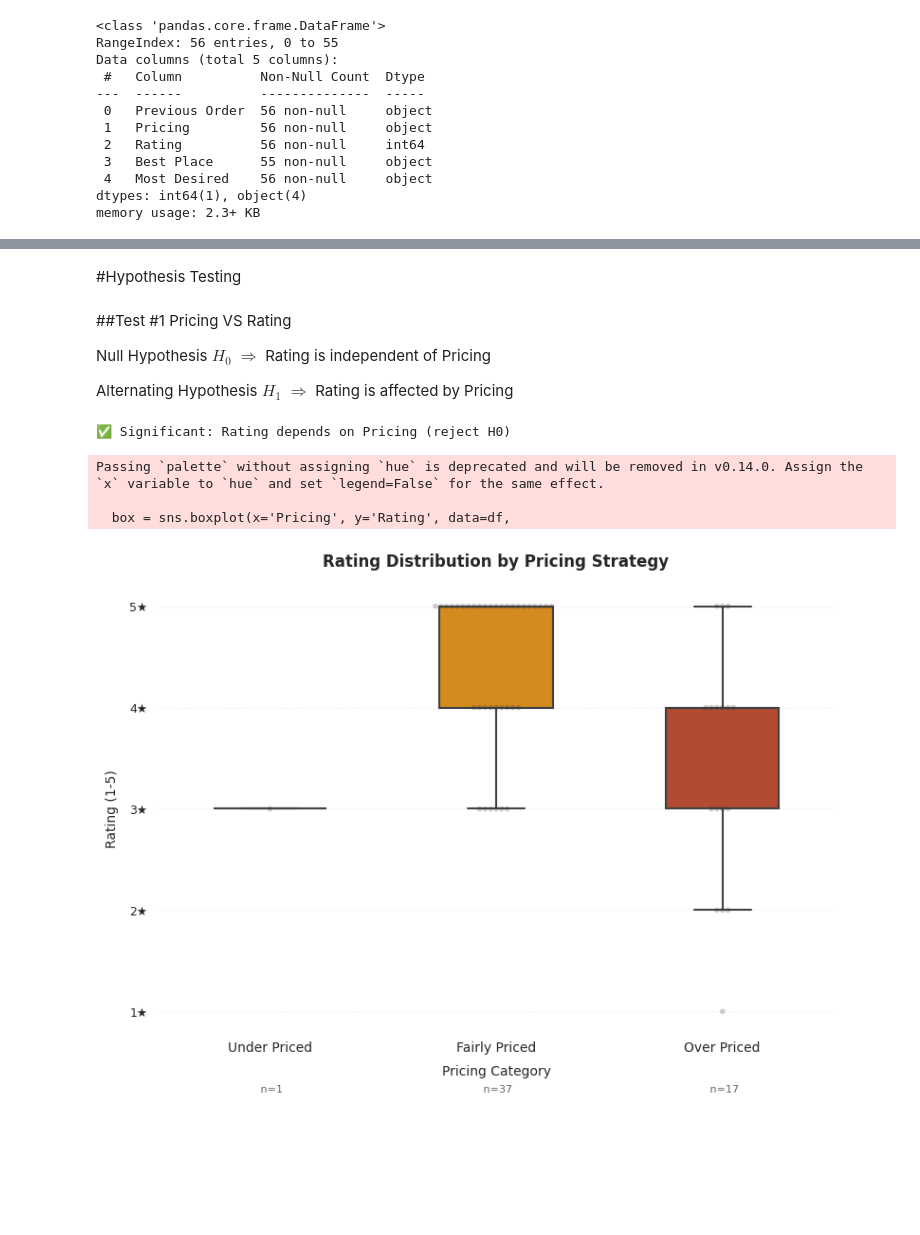
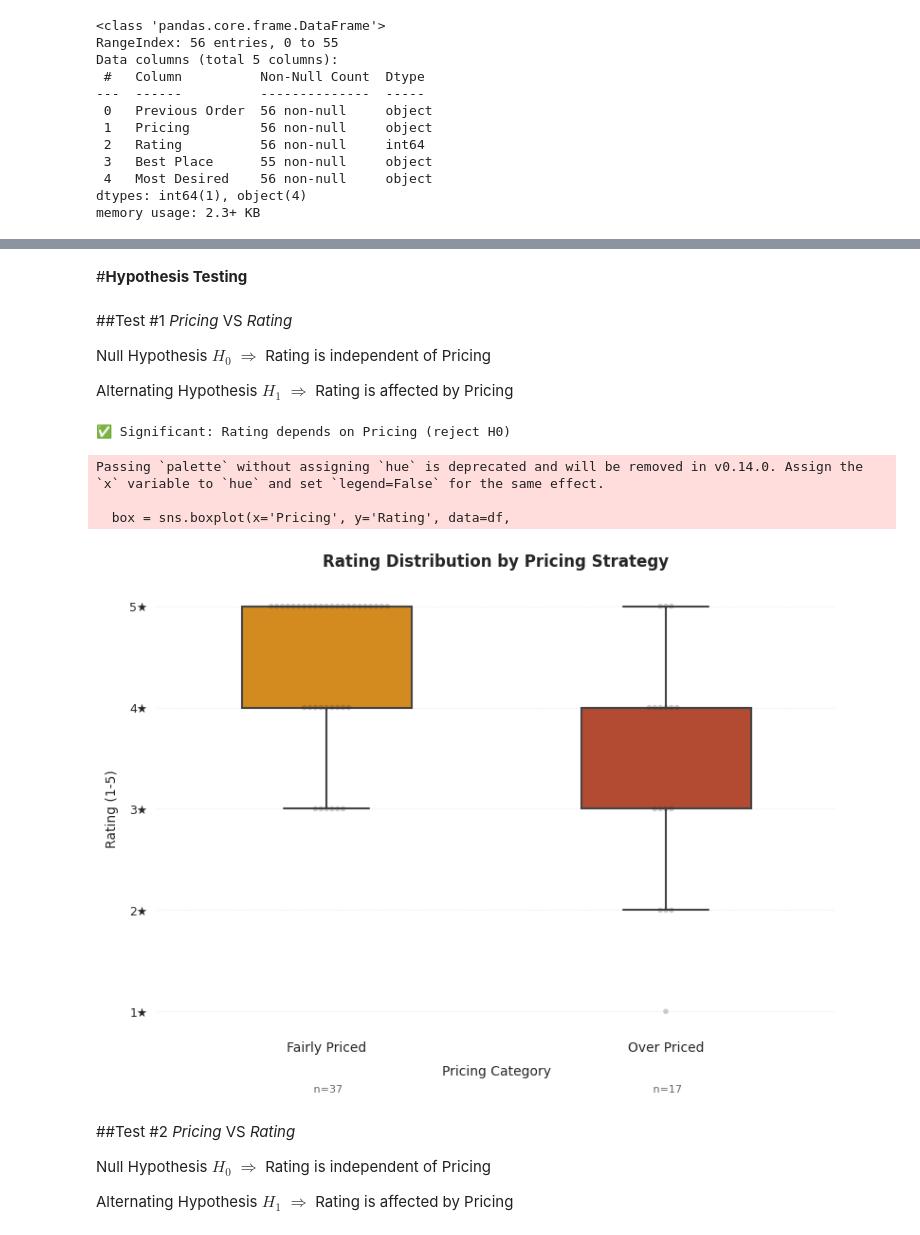
Before and after one commit to Patrickboules/ramadan-desserts-survey-analysis, a Jupyter notebook: Ramadan_Desserts_DE211_Project.ipynb, the cells around one changed output, grey strips where cells are left out. Saved outputs shown, nothing was run; the diff lists cells and outputs as text; code cells hidden in the pictures; blank space fills up the shorter version.

```diff
--- a/Ramadan_Desserts_DE211_Project.ipynb
+++ b/Ramadan_Desserts_DE211_Project.ipynb
@@ -55,0 +69,2 @@ See the caveats in the documentation: https://pandas.pydata.org/pandas-docs/stab
+# %%
+df = df[df['Pricing'] != 'Under Priced']
@@ -349,8 +357,8 @@ plt.show()
 # %% [markdown]
-#Hypothesis Testing
+#**Hypothesis Testing**
 # %% [markdown]
 ##Test #1
-Pricing VS Rating
+*Pricing* VS *Rating*
 
 Null Hypothesis $H_0$ $ \Rightarrow $ Rating is independent of Pricing
 
@@ -370,58 +377,59 @@ else:
 # %%
 plt.figure(figsize=(8, 6))
 
-# Define a modern color palette
 palette = {
-    'Under Priced': '#2E86AB',  # Deep teal
     'Fairly Priced': '#F18F01', # Warm orange
     'Over Priced': '#C73E1D'    # Rich red
 }
 
 # Create boxplot with enhanced styling
 box = sns.boxplot(x='Pricing', y='Rating', data=df,
-                 order=['Under Priced', 'Fairly Priced', 'Over Priced'],
+                 order=[ 'Fairly Priced', 'Over Priced'],
                  palette=palette.values(),
-                 width=0.5,  # Reduced from 0.6
-                 linewidth=1.5,  # Reduced from 2
+                 width=0.5,
+                 linewidth=1.5,
                  fliersize=0)
 
 # Add swarmplot with improved settings
 swarm = sns.swarmplot(x='Pricing', y='Rating', data=df,
-                     order=['Under Priced', 'Fairly Priced', 'Over Priced'],
+                     order=[ 'Fairly Priced', 'Over Priced'],
                      color='#333333',
                      size=4,  # Reduced from 6
                      alpha=0.25,
                      edgecolor='none',
                      dodge=True)
 
-# Customize title and labels
 plt.title('Rating Distribution by Pricing Strategy',
-         fontsize=12, pad=15, weight='bold')  # Smaller title
-plt.xlabel('Pricing Category', fontsize=10, labelpad=8)  # Smaller font
-plt.ylabel('Rating (1-5)', fontsize=10, labelpad=8)  # Simplified label
+         fontsize=12, pad=15, weight='bold')
+plt.xlabel('Pricing Category', fontsize=10, labelpad=8)
+plt.ylabel('Rating (1-5)', fontsize=10, labelpad=8)
 
-# Improve y-axis
 plt.ylim(0.8, 5.2)
-plt.yticks(range(1,6), labels=[f'{i}★' for i in range(1,6)], fontsize=9)  # Smaller ticks
+plt.yticks(range(1,6), labels=[f'{i}★' for i in range(1,6)], fontsize=9)
 
-# Add grid and frame styling
 plt.grid(axis='y', linestyle=':', alpha=0.4)
 sns.despine(left=True, bottom=True)
 plt.gca().spines['left'].set_color('#CCCCCC')
 plt.gca().spines['bottom'].set_color('#CCCCCC')
 
-# Add sample size labels below x-axis
-for i, category in enumerate(['Under Priced', 'Fairly Priced', 'Over Priced']):
+for i, category in enumerate(['Fairly Priced', 'Over Priced']):
     n = len(df[df['Pricing'] == category])
     plt.text(i, 0.5, f'\n\n n={n}',
              ha='center', va='top',
              fontsize=8,  # Smaller font
              color='#666666')
 
 plt.tight_layout()
 plt.show()
 # %% [output]
 Passing `palette` without assigning `hue` is deprecated and will be removed in v0.14.0. Assign the `x` variable to `hue` and set `legend=False` for the same effect.
 
   box = sns.boxplot(x='Pricing', y='Rating', data=df,
-[figure, old version]
+[figure, new version]
+# %% [markdown]
+##Test #2
+*Pricing* VS *Rating*
+
+Null Hypothesis $H_0$ $ \Rightarrow $ Rating is independent of Pricing
+
+Alternating Hypothesis  $H_1$ $ \Rightarrow $ Rating is affected by Pricing
```
Also changed, not shown: parts of 14 cells of this notebook.
